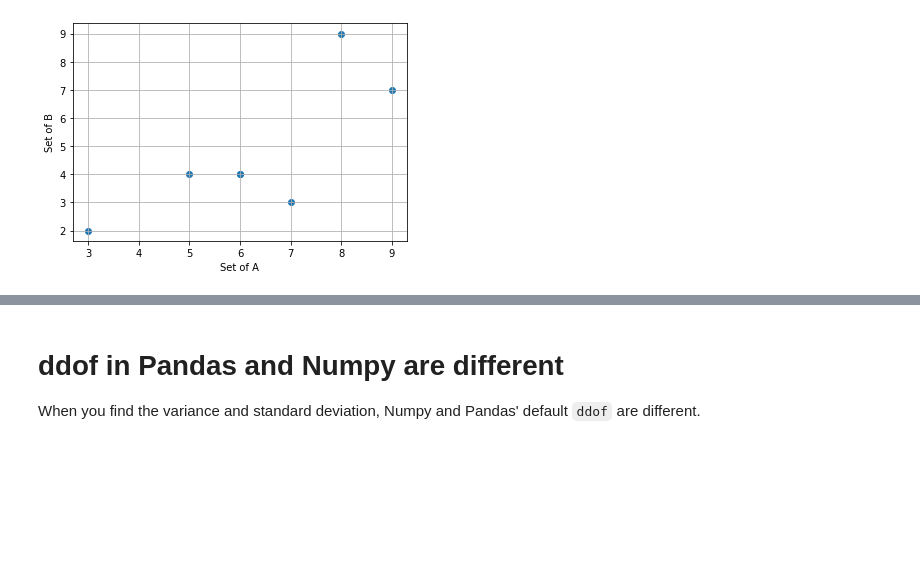
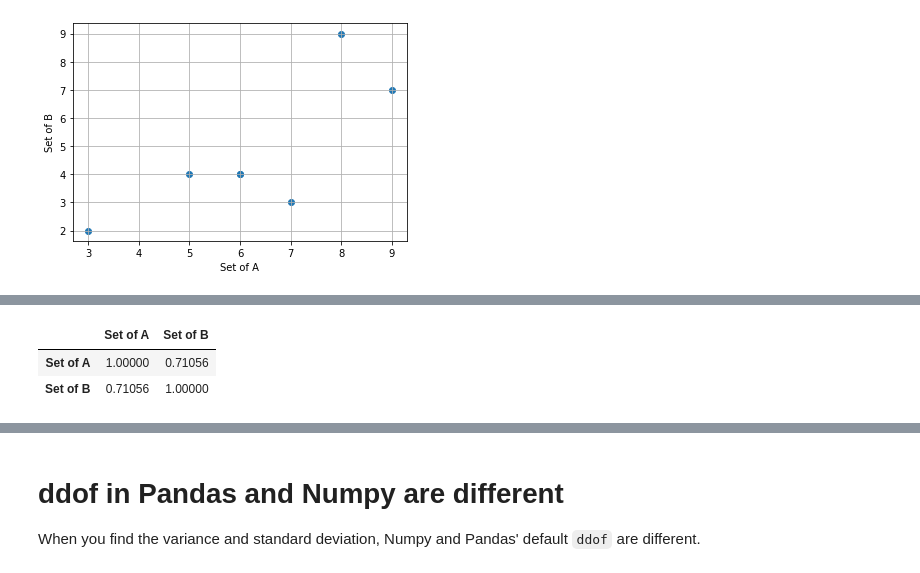
Before and after one commit to shinokada/python-for-ib-diploma-mathematics, a Jupyter notebook: Spearman_part_2.ipynb, the cells around one changed output, grey strips where cells are left out. Saved outputs shown, nothing was run; the diff lists cells and outputs as text; code cells hidden in the pictures; blank space fills up the shorter version.

```diff
--- a/Spearman_part_2.ipynb
+++ b/Spearman_part_2.ipynb
@@ -64,0 +79,6 @@ correlation=0.710560, p-value=0.073530
+# %%
+df.corr(method='spearman')
+# %% [output]
+|  | Set of A | Set of B |
+| Set of A | 1.00000 | 0.71056 |
+| Set of B | 0.71056 | 1.00000 |
```
Also changed, not shown: parts of 17 cells of this notebook, 1 other file.
